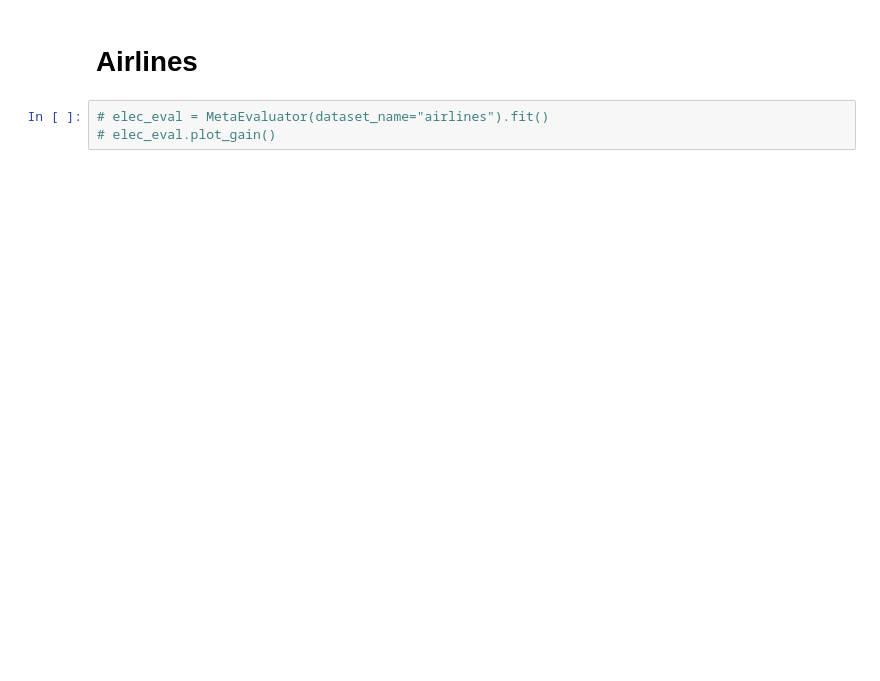
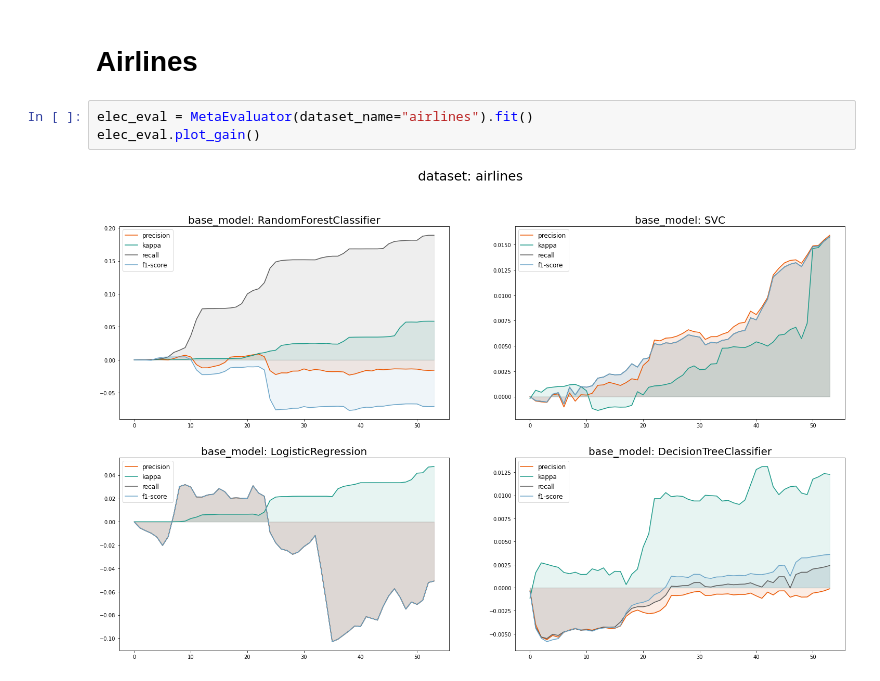
Before and after one commit to feamelo/drift-meta-learning, a Jupyter notebook: src/experiments/results/result_gain.ipynb, the cells around one changed output. Saved outputs shown, nothing was run; the diff lists cells and outputs as text; blank space fills up the shorter version.

```diff
--- a/src/experiments/results/result_gain.ipynb
+++ b/src/experiments/results/result_gain.ipynb
@@ -26,5 +28,7 @@ elec_eval.plot_gain()
 # %% [markdown]
 # Airlines
 # %%
-# elec_eval = MetaEvaluator(dataset_name="airlines").fit()
-# elec_eval.plot_gain()
+elec_eval = MetaEvaluator(dataset_name="airlines").fit()
+elec_eval.plot_gain()
+# %% [output]
+[figure, added]
```
Also changed, not shown: parts of 3 cells of this notebook, 33 other files.
